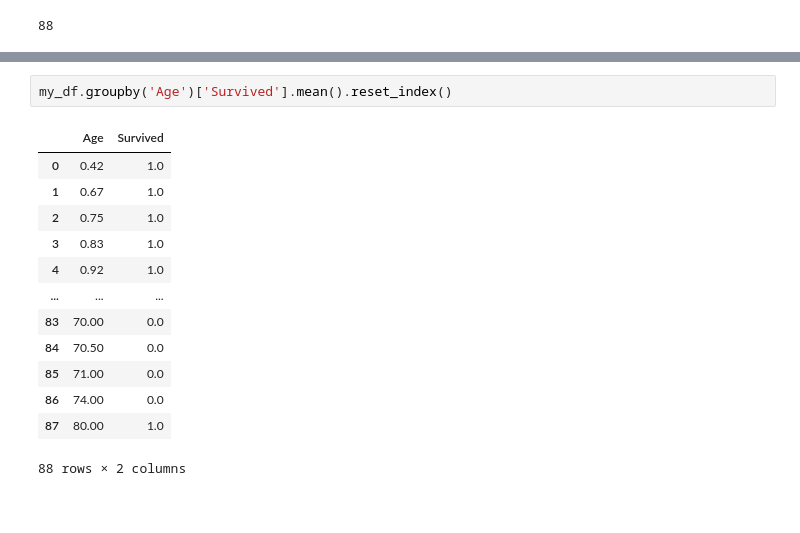
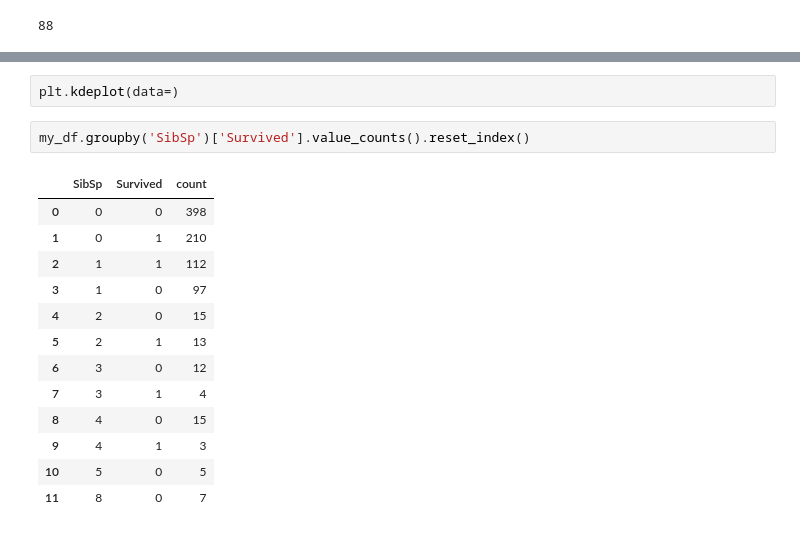
Before and after one commit to utkuseyithanoglu/utku_data-analyst, a Jupyter notebook: src/explore.ipynb, the cells around one changed output, grey strips where cells are left out. Cells and saved outputs as stored; diff of their text form; blank space fills up the shorter version.

```diff
--- a/src/explore.ipynb
+++ b/src/explore.ipynb
@@ -510,16 +632,18 @@ my_df['Age'].nunique()
+# %%
+plt.kdeplot(data=)
 # %%
-my_df.groupby('Age')['Survived'].mean().reset_index()
+my_df.groupby('SibSp')['Survived'].value_counts().reset_index()
 # %% [output]
-|  | Age | Survived |
-| 0 | 0.42 | 1.0 |
-| 1 | 0.67 | 1.0 |
-| 2 | 0.75 | 1.0 |
-| 3 | 0.83 | 1.0 |
-| 4 | 0.92 | 1.0 |
-| ... | ... | ... |
-| 83 | 70.00 | 0.0 |
-| 84 | 70.50 | 0.0 |
-| 85 | 71.00 | 0.0 |
-| 86 | 74.00 | 0.0 |
-| 87 | 80.00 | 1.0 |
+|  | SibSp | Survived | count |
+| 0 | 0 | 0 | 398 |
+| 1 | 0 | 1 | 210 |
+| 2 | 1 | 1 | 112 |
+| 3 | 1 | 0 | 97 |
+| 4 | 2 | 0 | 15 |
+| 5 | 2 | 1 | 13 |
+| 6 | 3 | 0 | 12 |
+| 7 | 3 | 1 | 4 |
+| 8 | 4 | 0 | 15 |
+| 9 | 4 | 1 | 3 |
+| 10 | 5 | 0 | 5 |
+| 11 | 8 | 0 | 7 |
-88 rows × 2 columns
```
Also changed, not shown: parts of 19 cells of this notebook.
